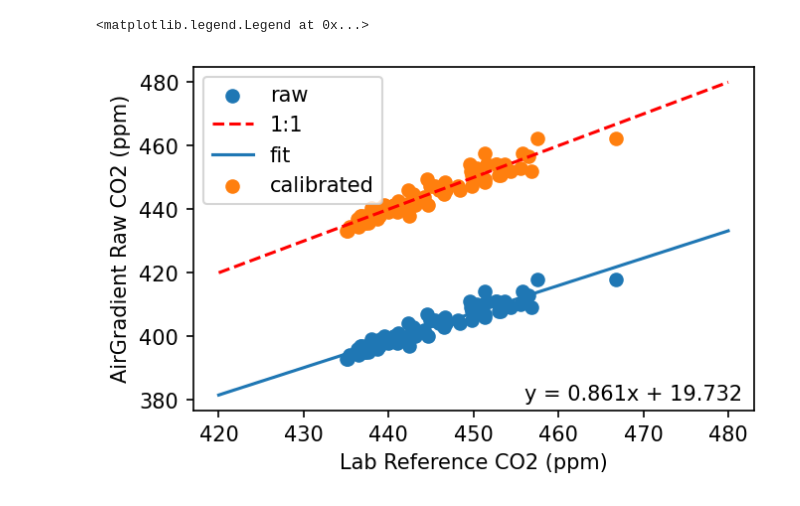
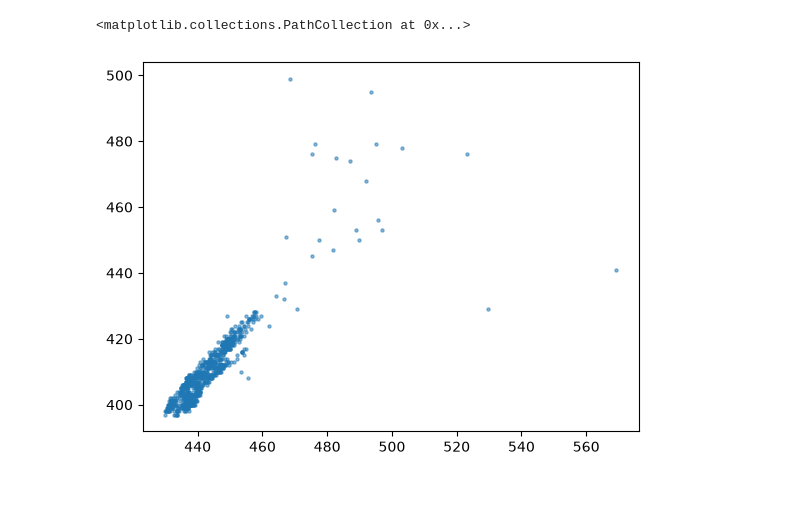
Before and after one commit to lindaccyy-stack/EDAAi, a Jupyter notebook: live_calibration.ipynb, the cells around one changed output. Drawn from its saved outputs; the diff is of its cells as text; code cells hidden in the pictures.

```diff
--- a/live_calibration.ipynb
+++ b/live_calibration.ipynb
@@ -16,6 +16,6 @@ lab.plot(y="ref_co2_ppm")
 # %%
 # load a sensor data file
-sensor = pd.read_csv('sensors/A01.csv')
+sensor = pd.read_csv('export.csv')
 
 # NB there was a timezone error in the sensor data, so we need to adjust the time by -1 hour to match the lab data
 sensor['UTC Date/Time'] = pd.to_datetime(sensor['UTC Date/Time'], utc=True) - pd.Timedelta(hours=1)  # Convert to datetime and adjust for timezone error
@@ -42,5 +42,5 @@ combined.plot(y=['ref_co2_ppm', 'CO2 (ppm) raw'])
 # %%
-combined = combined.loc['2026-10-13 16:00':]  # remove all data before the spike, where the sensor had a different offset
+combined = combined.loc['2026-10-10 16:00':]  # remove all data before the spike, where the sensor had a different offset
 
 # view the combined data
 combined.plot(y=['ref_co2_ppm', 'CO2 (ppm) raw'])
@@ -50,28 +50,6 @@ combined.plot(y=['ref_co2_ppm', 'CO2 (ppm) raw'])
 # %%
 # view the combined data
-plt.scatter(combined['ref_co2_ppm'], combined['CO2 (ppm) raw'], label='raw')
-
-# draw 1:1 line for reference
-plt.plot([420,480], [420, 480], 'r--', label='1:1')
-
-# drop na values
-combined = combined.dropna()
-
-# fit a linear regression to the data (note `cov` gives the covariance matrix of the fit parameters, which can be used to estimate uncertainties)
-p, cov = np.polyfit(combined['ref_co2_ppm'], combined['CO2 (ppm) raw'], 1, cov=True)
-
-# plot the fit line
-nx = np.linspace(420, 480, 100)
-plt.plot(nx, np.polyval(p,nx), label='fit')
-
-# plot the corrected data (i.e. the sensor data after applying the linear regression correction)
-plt.scatter(combined['ref_co2_ppm'], (combined['CO2 (ppm) raw'] - p[1]) / p[0], label='calibrated')
-
-plt.text(0.98, 0.02, f"y = {p[0]:.3f}x + {p[1]:.3f}", transform=plt.gca().transAxes, ha='right', va='bottom')
-
-plt.xlabel('Lab Reference CO2 (ppm)')
-plt.ylabel('AirGradient Raw CO2 (ppm)')
-plt.legend()
+plt.scatter(combined['ref_co2_ppm'], combined['CO2 (ppm) raw'], label='raw', s=5, alpha=0.5)
 # %% [output]
-<matplotlib.legend.Legend at 0x...>
+<matplotlib.collections.PathCollection at 0x...>
-[figure, old version]
+[figure, new version]
```
Also changed, not shown: parts of 5 cells of this notebook.
